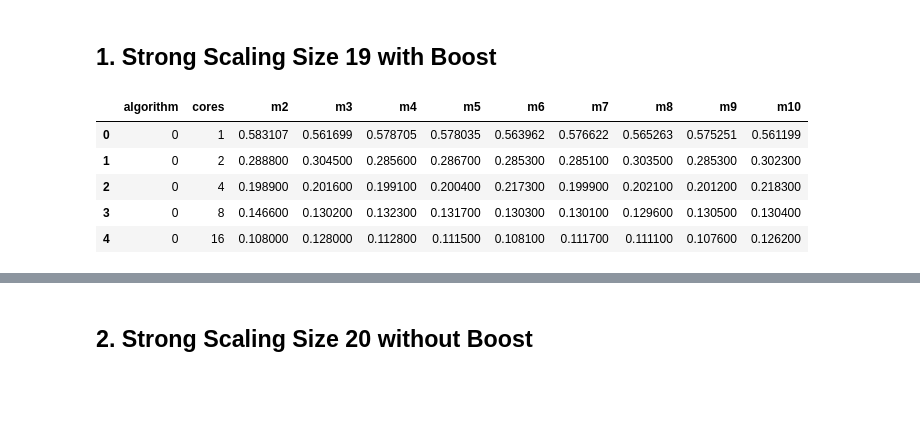
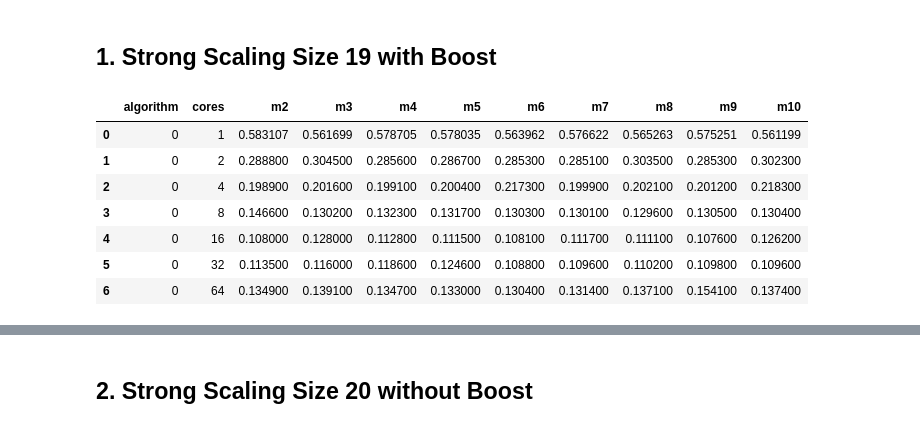
Before and after one commit to ansamuel/parallel-boruvka-project-report, a Jupyter notebook: benchmark-results/plots/plots.ipynb, the cells around one changed output, grey strips where cells are left out. Cells and saved outputs as stored; diff of their text form; code cells hidden in the pictures; blank space fills up the shorter version.

```diff
--- a/benchmark-results/plots/plots.ipynb
+++ b/benchmark-results/plots/plots.ipynb
@@ -100,14 +100,17 @@ def tex_escape(text):
 ## 1. Strong Scaling Size 19 with Boost
 # %%
 df_strongscaling_s19 = pd.read_csv(FILES_PATH['strongscaling-full-s19']).drop(labels='m1',axis=1)
-df_strongscaling_s19.head(5)
+df_strongscaling_s19 = df_strongscaling_s19[df_strongscaling_s19.cores <= 64]
+df_strongscaling_s19.head(7)
 # %% [output]
 |  | algorithm | cores | m2 | m3 | m4 | m5 | m6 | m7 | m8 | m9 | m10 |
 | 0 | 0 | 1 | 0.583107 | 0.561699 | 0.578705 | 0.578035 | 0.563962 | 0.576622 | 0.565263 | 0.575251 | 0.561199 |
 | 1 | 0 | 2 | 0.288800 | 0.304500 | 0.285600 | 0.286700 | 0.285300 | 0.285100 | 0.303500 | 0.285300 | 0.302300 |
 | 2 | 0 | 4 | 0.198900 | 0.201600 | 0.199100 | 0.200400 | 0.217300 | 0.199900 | 0.202100 | 0.201200 | 0.218300 |
 | 3 | 0 | 8 | 0.146600 | 0.130200 | 0.132300 | 0.131700 | 0.130300 | 0.130100 | 0.129600 | 0.130500 | 0.130400 |
 | 4 | 0 | 16 | 0.108000 | 0.128000 | 0.112800 | 0.111500 | 0.108100 | 0.111700 | 0.111100 | 0.107600 | 0.126200 |
+| 5 | 0 | 32 | 0.113500 | 0.116000 | 0.118600 | 0.124600 | 0.108800 | 0.109600 | 0.110200 | 0.109800 | 0.109600 |
+| 6 | 0 | 64 | 0.134900 | 0.139100 | 0.134700 | 0.133000 | 0.130400 | 0.131400 | 0.137100 | 0.154100 | 0.137400 |
 # %%
 grouped_strongscaling_s19 = df_strongscaling_s19.set_index(['algorithm', 'cores']).stack()
 res_strongscaling_s19 = {alg : grouped_strongscaling_s19[alg].groupby('cores').agg([np.mean, double_std]) for alg in set(df_strongscaling_s19.algorithm)}
```
Also changed, not shown: parts of 7 cells of this notebook, 5 other files.
